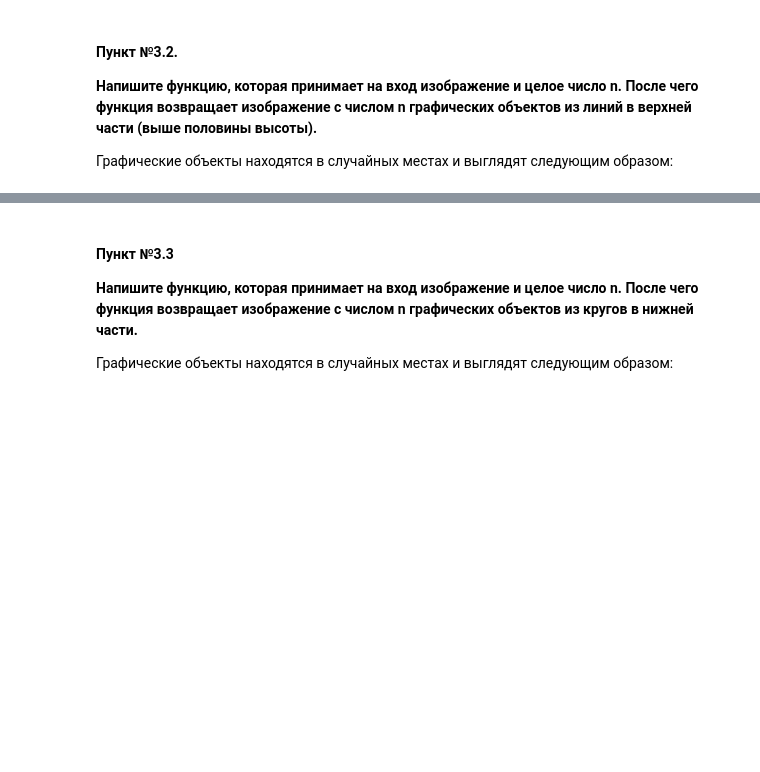
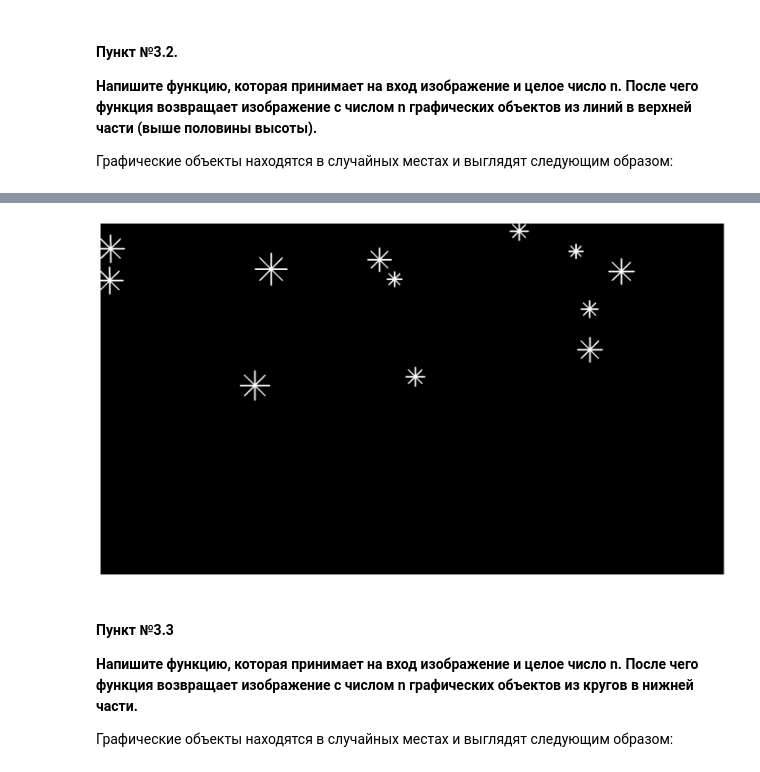
Before and after one commit to vadim13213/image_processing, a Jupyter notebook: 5. Основные методы OpenCV (Часть №2)/Практика/Практическая_работа_№4_Основные_методы_OpenCV_Часть_№2.ipynb, the cells around one changed output, grey strips where cells are left out. Saved outputs shown, nothing was run; the diff lists cells and outputs as text; code cells hidden in the pictures; blank space fills up the shorter version.

```diff
--- a/5. Основные методы OpenCV (Часть №2)/Практика/Практическая_работа_№4_Основные_методы_OpenCV_Часть_№2.ipynb
+++ b/5. Основные методы OpenCV (Часть №2)/Практика/Практическая_работа_№4_Основные_методы_OpenCV_Часть_№2.ipynb
@@ -525,3 +583,37 @@ visualize_interpolation(image)
+# %%
+import random
+
+def draw_snow_flakes(img, n):
+
+  h, w, _ = img.shape
+  position = h // 2
+  out_img = img.copy()
+
+  for _ in range(n):
+    center_x = random.randint(0, w)
+    center_y = random.randint(0, position)
+
+    num_lines = 8
+    line_length = random.randint(20, 50)
+    angle_step = 360 / num_lines
+
+    for i in range(num_lines):
+      angle = np.deg2rad(i * angle_step)
+      x_end = int(center_x + line_length * np.cos(angle))
+      y_end = int(center_y + line_length * np.sin(angle))
+      cv.line(out_img, (center_x, center_y), (x_end, y_end), (255, 255, 255), 3)
+
+  return out_img
+
+image = draw_snow_flakes(bg, 12)
+
+plt.figure(figsize=(14, 8))
+plt.imshow(cv.cvtColor(image, cv.COLOR_BGR2RGB))
+plt.axis('off')
+plt.tight_layout()
+plt.show()
+# %% [output]
+[figure, added]
 # %% [markdown]
 #### Пункт №3.3
 
```
Also changed, not shown: parts of 14 cells of this notebook.
